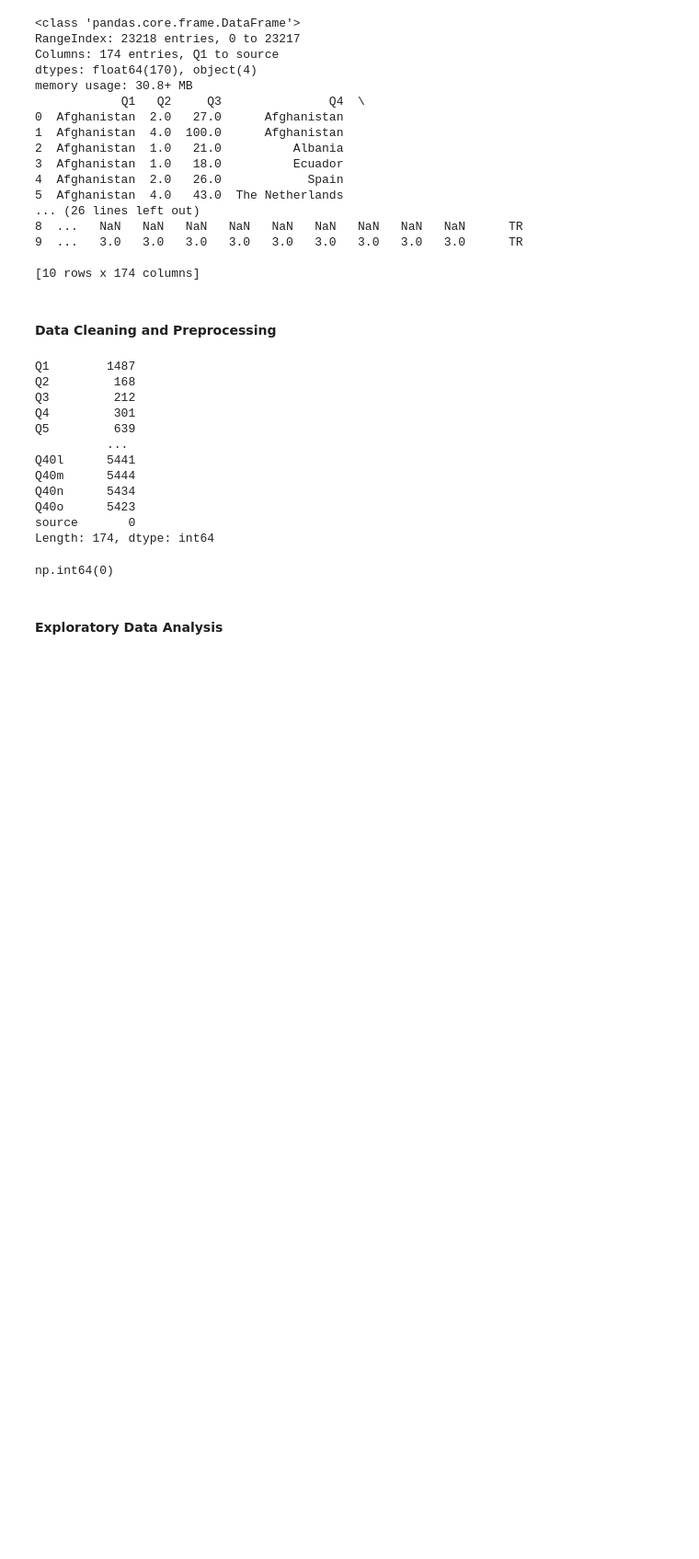
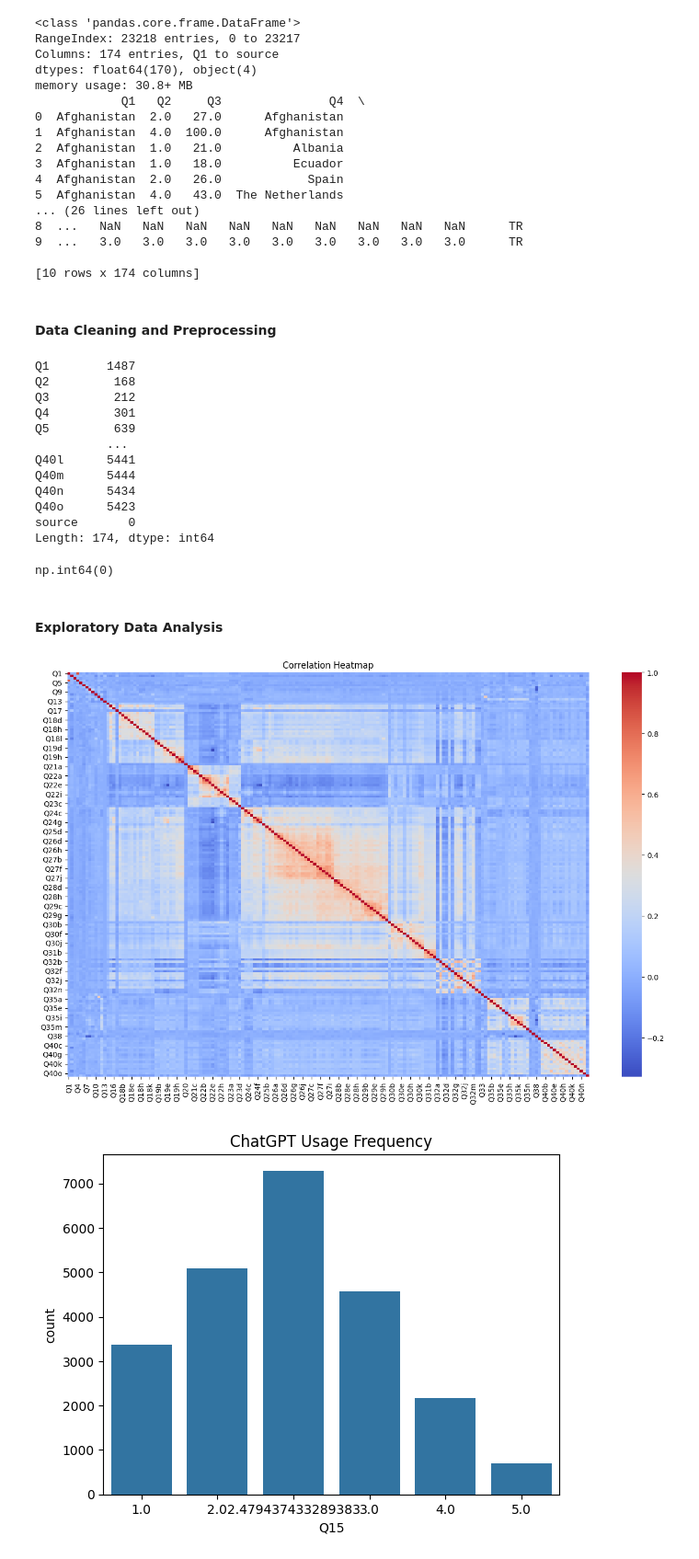
Before and after one commit to DevashreePawar/The-ChatGPT-Classroom-Global-Trends-in-Student-Usage-and-Perception, a Jupyter notebook: ChatGPT Survey.ipynb, the cells around one changed output. Shown at 92% size. Drawn from its saved outputs; the diff is of its cells as text; code cells hidden in the pictures; blank space fills up the shorter version.

```diff
--- a/ChatGPT Survey.ipynb
+++ b/ChatGPT Survey.ipynb
@@ -84,3 +84,22 @@ df.isnull().sum().sum()
 np.int64(0)
 # %% [markdown]
 #### Exploratory Data Analysis
+# %%
+# Correlation heatmap
+plt.figure(figsize=(16,10))
+sns.heatmap(df.corr(), cmap='coolwarm', annot=False)
+plt.title("Correlation Heatmap")
+plt.show()
+
+# Example: ChatGPT Usage Frequency distribution
+sns.countplot(x='Q15', data=df)
+plt.title('ChatGPT Usage Frequency')
+plt.show()
+
+# Example: Confidence in Employability vs ChatGPT usage
+sns.boxplot(x='Q15', y='Q12', data=df)
+plt.title('Confidence in Job vs ChatGPT Usage')
+plt.show()
+# %% [output]
+[figure, added]
+[figure, added]
```
Also changed, not shown: parts of 5 cells of this notebook.
